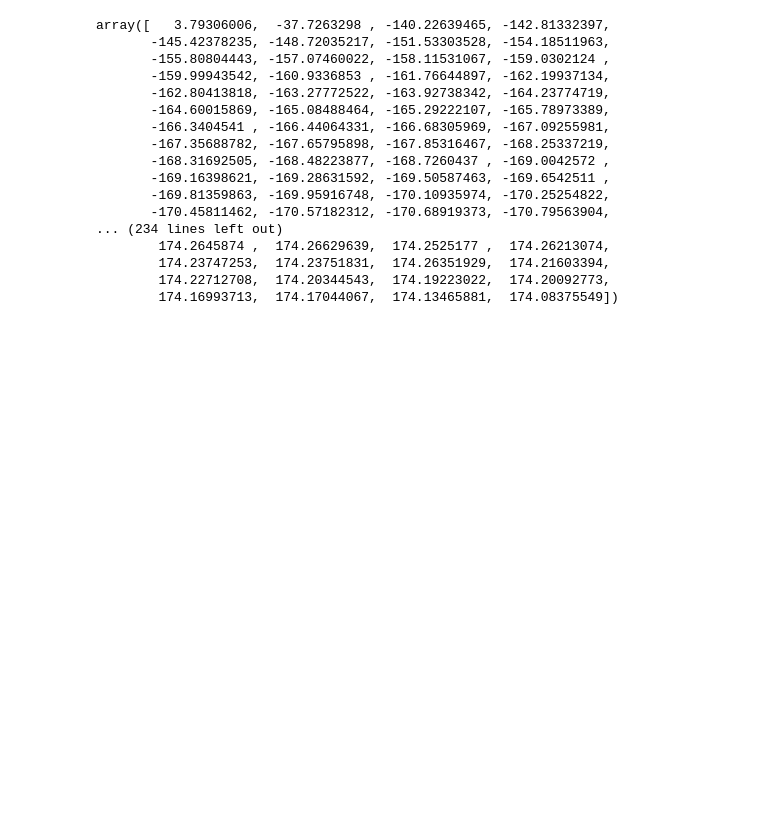
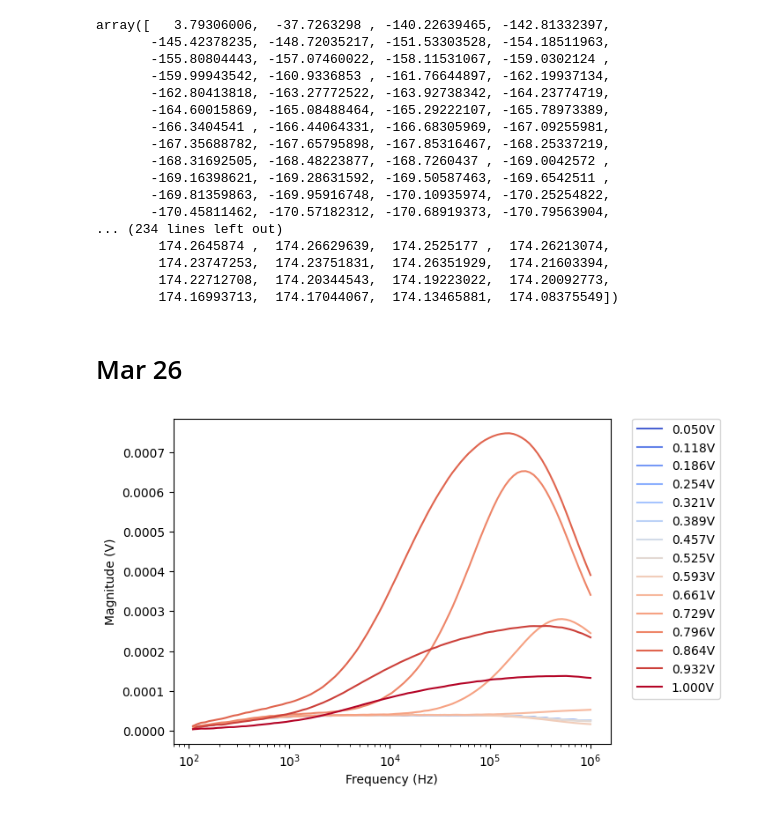
Before and after one commit to barreralab/capacitance_exps, a Jupyter notebook: notebooks/analysis/dual_hemt_bode.ipynb, the cells around one changed output. Drawn from its saved outputs; the diff is of its cells as text; code cells hidden in the pictures; blank space fills up the shorter version.

```diff
--- a/notebooks/analysis/dual_hemt_bode.ipynb
+++ b/notebooks/analysis/dual_hemt_bode.ipynb
@@ -131,3 +132,46 @@ def update(frame):
 ani = animation.FuncAnimation(fig, update, frames=NUMSWEEPS, interval=1000, blit=False)
 ani.save(filename="vgres_sweep.gif", writer="pillow")
 plt.show()
+# %% [markdown]
+# Mar 26
+# %%
+MAR26SWEEP_ID = 60
+NUMSWEEPS = 15
+# %%
+# Load all data first to avoid reloading in every frame
+bode_data_list = []
+vgres_pts = []
+
+# ignore first few points (not stable
+ignore_idx = 1
+for i in range(NUMSWEEPS):
+    data_id = MAR26SWEEP_ID + i
+    bode_data = pload1d(DATA2_PATH, data_id)
+
+    comments = load_meta(DATA2_PATH, data_id)['comments']
+    vgres_pt = float(comments[0].split("= ")[-1])
+
+    phases = bode_data['lockin_P'][ignore_idx::]
+    phases = np.where(phases < 0, phases + 360, phases)
+
+    # Store data
+    bode_data_list.append({
+        "freqs": bode_data['acdac_frequency'][ignore_idx::],
+        "mags": bode_data['lockin_R'][ignore_idx::],
+        "phases": phases,
+    })
+    vgres_pts.append(vgres_pt)
+# %%
+for i in range(NUMSWEEPS):
+    fs = bode_data_list[i]["freqs"]
+    mags = bode_data_list[i]["mags"]
+    c = plt.cm.coolwarm(vgres_pts[i]/max(vgres_pts))
+    plt.plot(fs, mags, label=f"{vgres_pts[i]:.3f}V", color=c)
+
+plt.xscale("log")
+plt.xlabel("Frequency (Hz)")
+plt.ylabel("Magnitude (V)")
+plt.legend(bbox_to_anchor=(1.05, 1), loc='upper left', borderaxespad=0.)
+plt.show()
+# %% [output]
+[figure, added]
```
Also changed, not shown: parts of 3 cells of this notebook, 1 other file.
